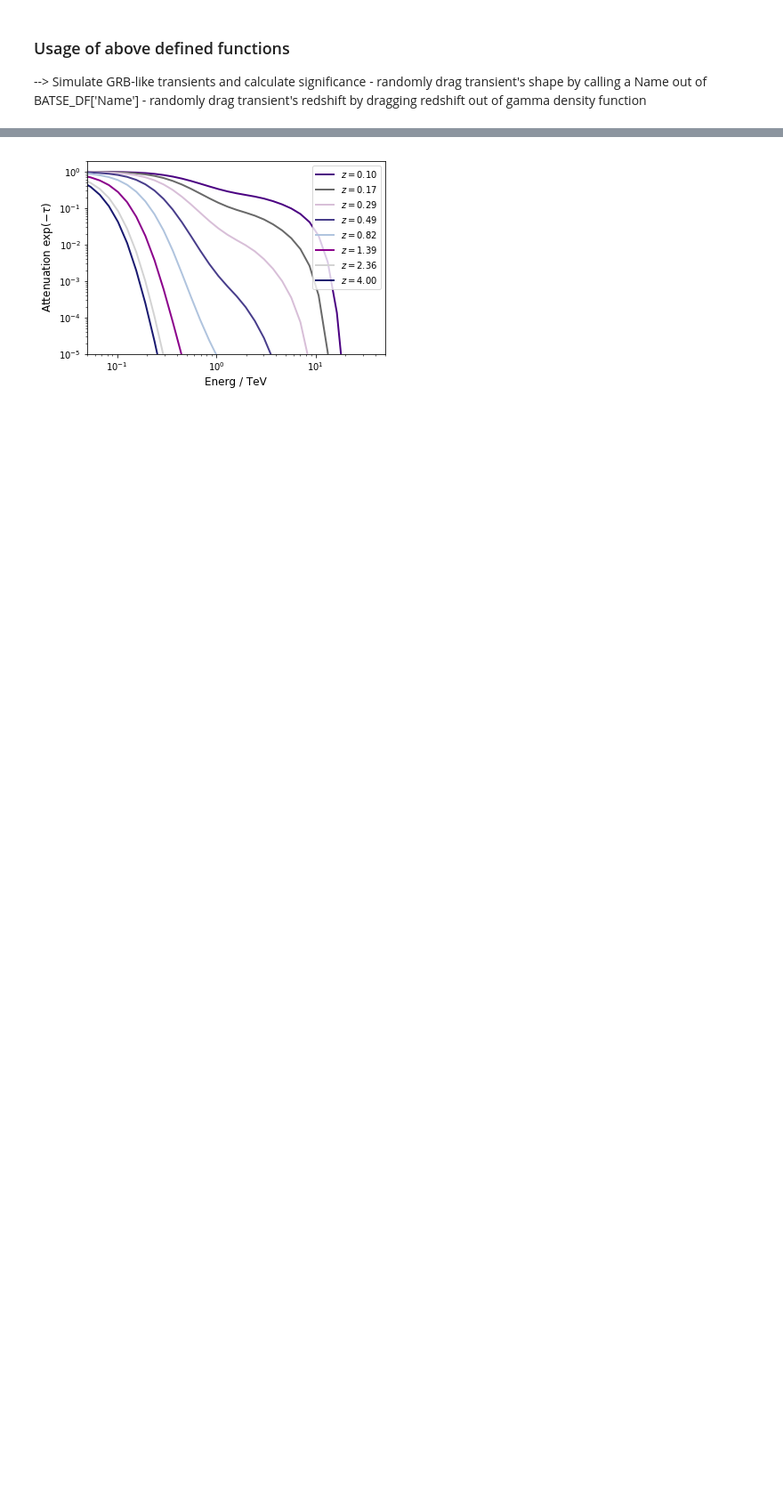
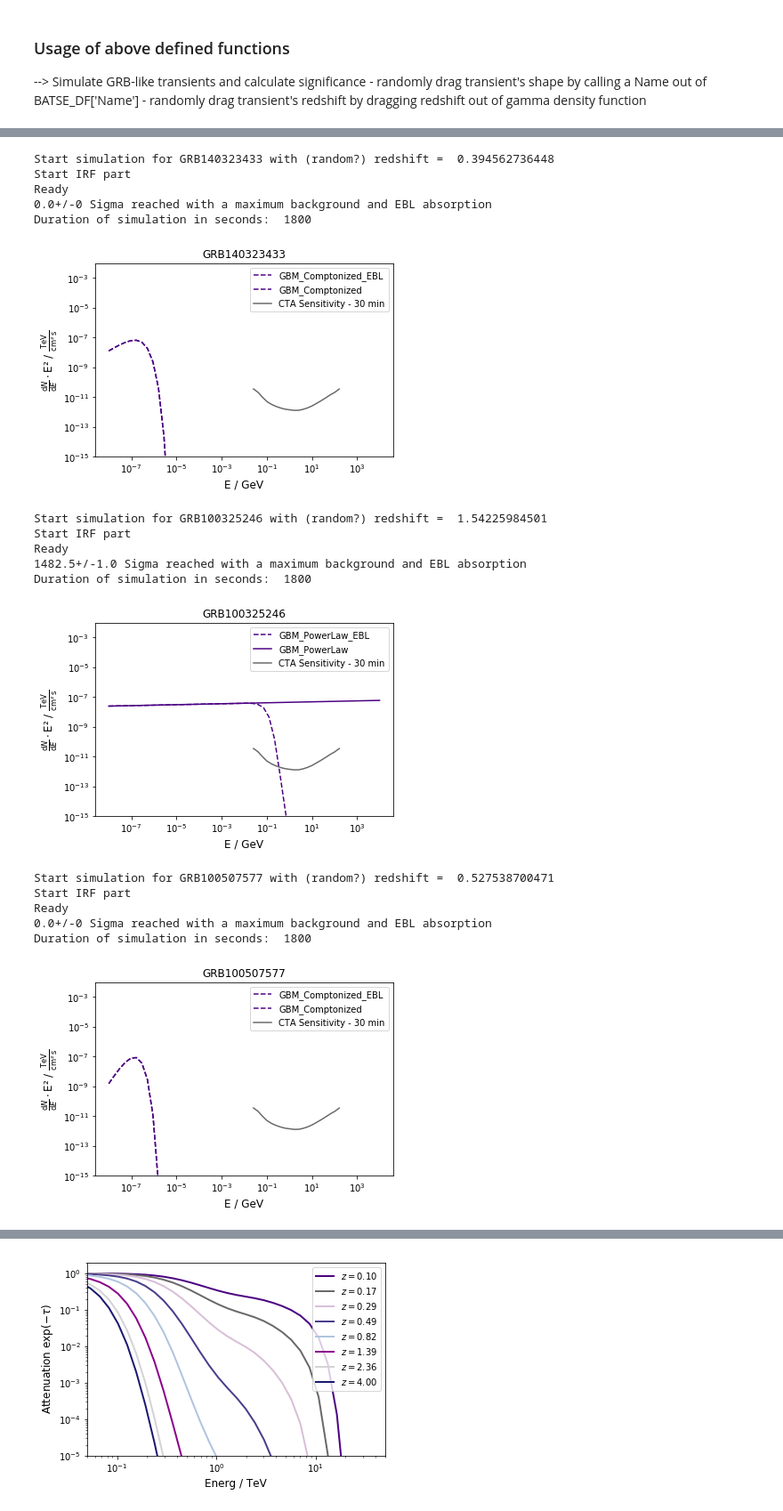
Before and after one commit to JanaMo/Project_Master, a Jupyter notebook: Realistic_Expectations.ipynb, the cells around one changed output, grey strips where cells are left out. Shown at 89% size. Saved outputs shown, nothing was run; the diff lists cells and outputs as text; code cells hidden in the pictures; blank space fills up the shorter version.

```diff
--- a/Realistic_Expectations.ipynb
+++ b/Realistic_Expectations.ipynb
@@ -391,0 +445,33 @@ Duration of simulation in seconds:  1800
+# %%
+N = len(DF)
+Sigmas = unumpy.uarray(np.zeros(N), np.zeros(N))
+for i in range(0,N-1):
+    index = i
+    Name = DF['Name'][index]
+    z = gamma.rvs(a, size=1)
+    z = z[0]
+
+    Sigma = simulate_GBM_detection('/home/jana/Schreibtisch/Projekt Master/caldb/data/cta/prod3b/bcf/South_z20_average_30m/irf_file.fits',
+               DF,Name,z,1800)
+    if np.isnan(unumpy.nominal_values(Sigma)) == True:
+        Sigma = ufloat(0.0,0.0)
+    Sigmas[i] = Sigma
+# %% [output]
+Start simulation for GRB140323433 with (random?) redshift =  0.394562736448
+Start IRF part
+Ready
+0.0+/-0 Sigma reached with a maximum background and EBL absorption
+Duration of simulation in seconds:  1800
+[figure, added]
+Start simulation for GRB100325246 with (random?) redshift =  1.54225984501
+Start IRF part
+Ready
+1482.5+/-1.0 Sigma reached with a maximum background and EBL absorption
+Duration of simulation in seconds:  1800
+[figure, added]
+Start simulation for GRB100507577 with (random?) redshift =  0.527538700471
+Start IRF part
+Ready
+0.0+/-0 Sigma reached with a maximum background and EBL absorption
+Duration of simulation in seconds:  1800
+[figure, added]
```
Also changed, not shown: parts of 11 cells of this notebook, 8 other files.
